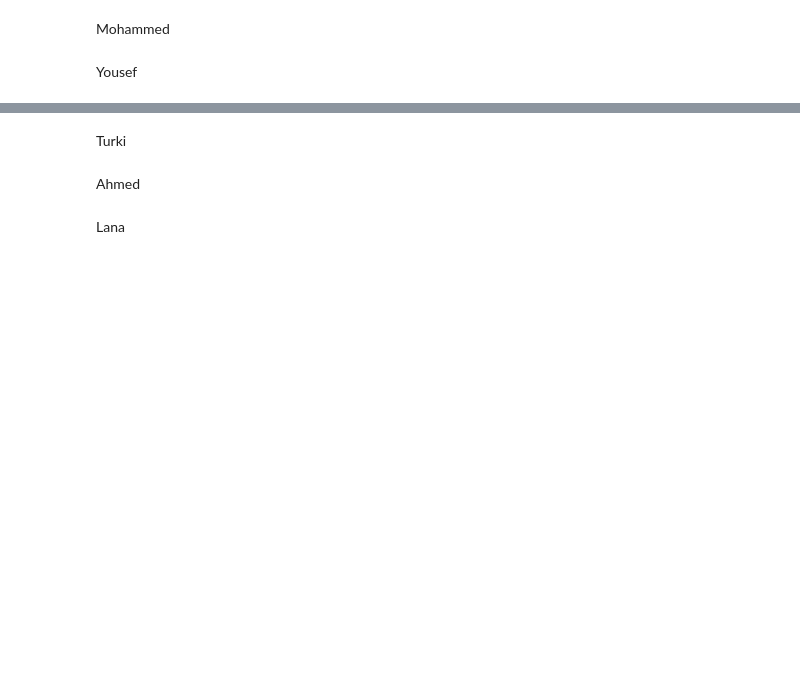
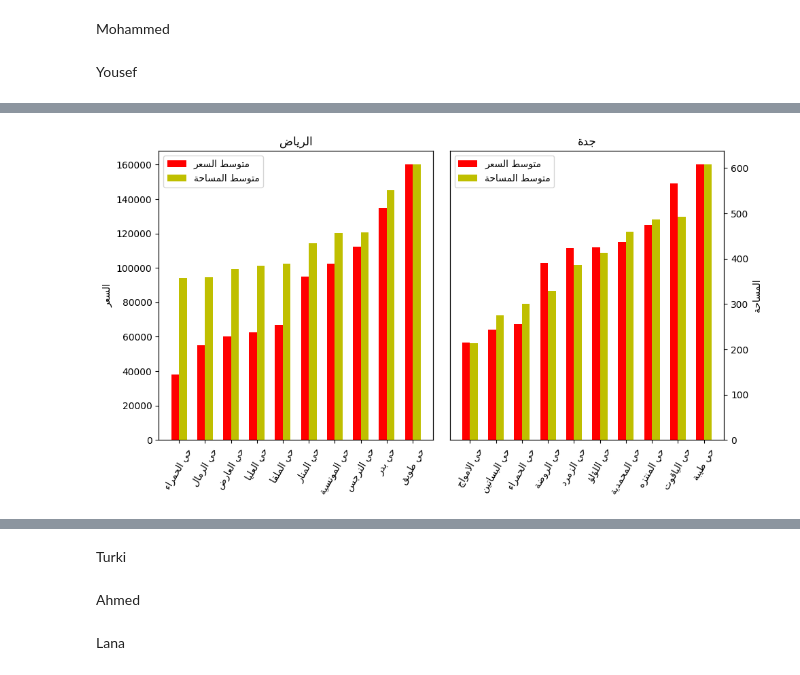
Before and after one commit to Turkinass/Aqar_Real_Estate_EDA, a Jupyter notebook: eda_raw.ipynb, the cells around one changed output, grey strips where cells are left out. Saved outputs shown, nothing was run; the diff lists cells and outputs as text; code cells hidden in the pictures; blank space fills up the shorter version.

```diff
--- a/eda_raw.ipynb
+++ b/eda_raw.ipynb
@@ -231,3 +231,5 @@ plt.xlabel(plot_arabic(pd.Series("المدن")));
 Mohammed
 # %% [markdown]
 Yousef
+# %%
+d_yousef = data[data['size'] < 80000]
@@ -233,0 +269,38 @@ Yousef
+# %%
+avg_size_dist = d_district.groupby(['city', 'district'])[['size', 'price']].mean().reset_index()
+riyadh = avg_size_dist.query("city == 'الرياض' & size < 500")
+jeddah = avg_size_dist.query("city == 'جدة' & price < 160000")
+
+plt.figure(figsize=(10,10))
+
+# RIYADH
+x = np.arange(len(riyadh))
+ax1 = plt.subplot(2,2,1)
+w = 0.3
+plt.title(plot_arabic(pd.Series('الرياض')))
+plt.xticks(x + w /2, plot_arabic(riyadh['district']), rotation='60')
+P =ax1.bar(x, riyadh['price'].sort_values(), width=w, color='r', align='center')
+plt.ylabel(plot_arabic(pd.Series("السعر")))
+ax2 = ax1.twinx()
+S =ax2.bar(x + w, riyadh['size'].sort_values(), width=w,color='y',align='center')
+ax2.axes.yaxis.set_visible(False)
+plt.legend([P, S], plot_arabic(pd.Series(['متوسط السعر', 'متوسط المساحة'])))
+
+
+# JEDDAH
+x = np.arange(len(jeddah))
+ax1 = plt.subplot(2,2,2)
+w = 0.3
+plt.title(plot_arabic(pd.Series('جدة')))
+plt.xticks(x + w /2, plot_arabic(jeddah['district']), rotation='60')
+P =ax1.bar(x, jeddah['price'].sort_values(), width=w, color='r', align='center')
+ax1.axes.yaxis.set_visible(False)
+ax2 = ax1.twinx()
+S =ax2.bar(x + w, jeddah['size'].sort_values(), width=w,color='y',align='center')
+plt.ylabel(plot_arabic(pd.Series("المساحة")))
+plt.legend([P, S], plot_arabic(pd.Series(['متوسط السعر', 'متوسط المساحة'])))
+
+plt.tight_layout()
+plt.show()
+# %% [output]
+[figure, added]
```
Also changed, not shown: parts of 10 cells of this notebook.
